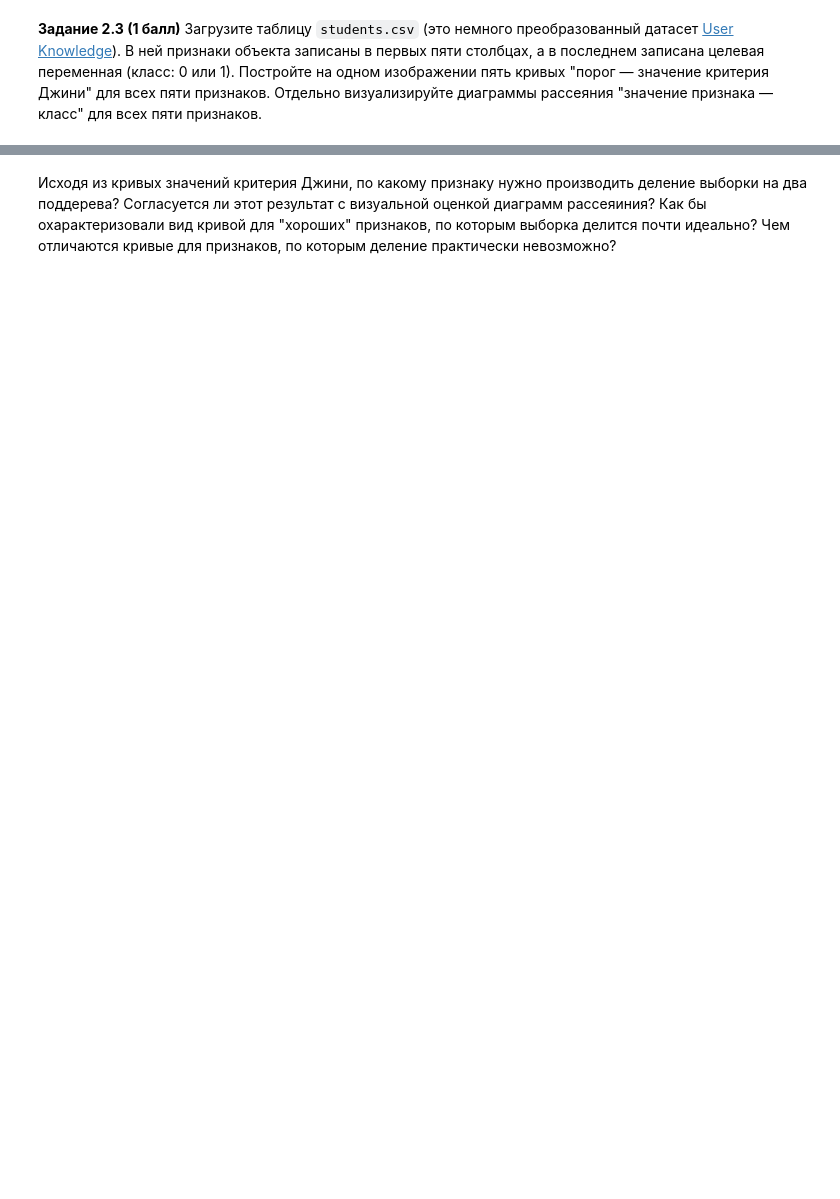
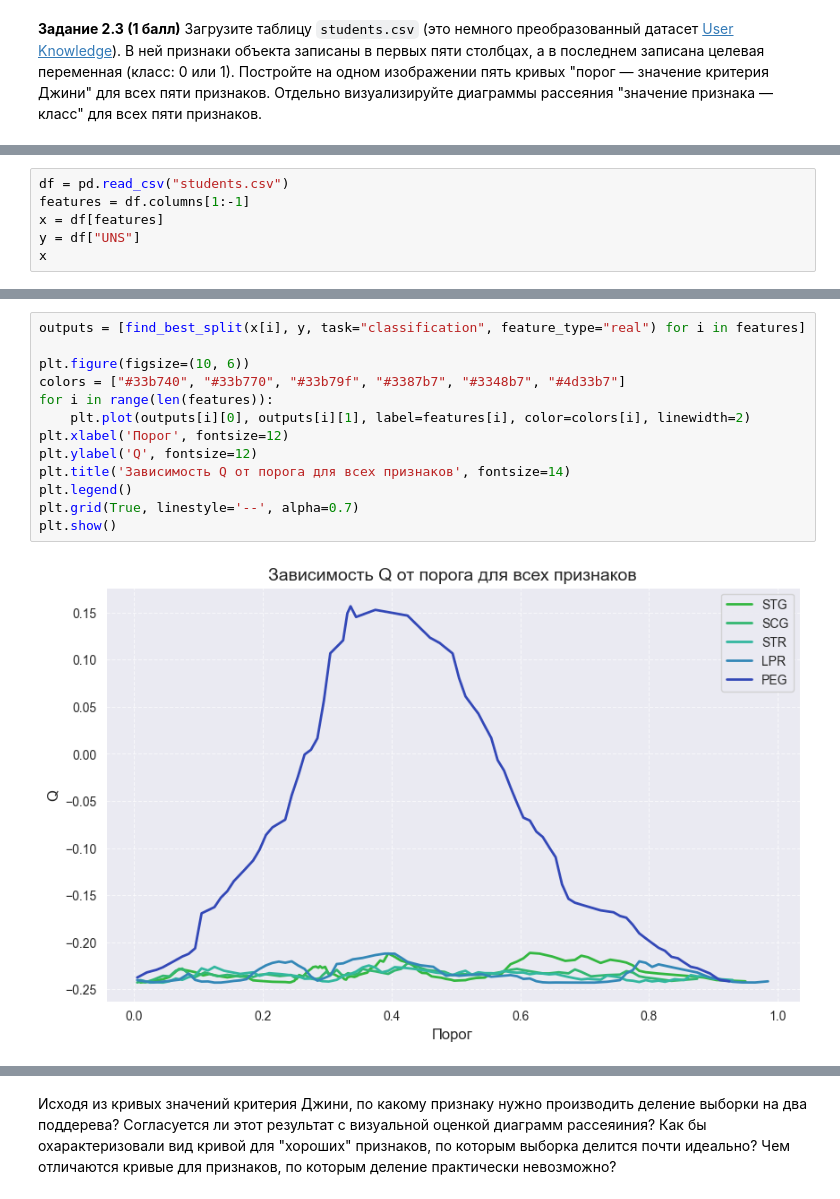
Before and after one commit to FreeCadelca/IAD_ML_HW1, a Jupyter notebook: hw07_trees/hw-07-KuleshovDmitriy.ipynb, the cells around one changed output, grey strips where cells are left out. Cells and saved outputs as stored; diff of their text form; blank space fills up the shorter version.

```diff
--- a/hw07_trees/hw-07-KuleshovDmitriy.ipynb
+++ b/hw07_trees/hw-07-KuleshovDmitriy.ipynb
@@ -395,0 +453,6 @@ class DecisionTree:
+# %%
+df = pd.read_csv("students.csv")
+features = df.columns[1:-1]
+x = df[features]
+y = df["UNS"]
+x
@@ -395,0 +473,15 @@ class DecisionTree:
+# %%
+outputs = [find_best_split(x[i], y, task="classification", feature_type="real") for i in features]
+
+plt.figure(figsize=(10, 6))
+colors = ["#33b740", "#33b770", "#33b79f", "#3387b7", "#3348b7", "#4d33b7"]
+for i in range(len(features)):
+    plt.plot(outputs[i][0], outputs[i][1], label=features[i], color=colors[i], linewidth=2)
+plt.xlabel('Порог', fontsize=12)
+plt.ylabel('Q', fontsize=12)
+plt.title('Зависимость Q от порога для всех признаков', fontsize=14)
+plt.legend()
+plt.grid(True, linestyle='--', alpha=0.7)
+plt.show()
+# %% [output]
+[figure, added]
```
Also changed, not shown: parts of 25 cells of this notebook, 1 other file.
